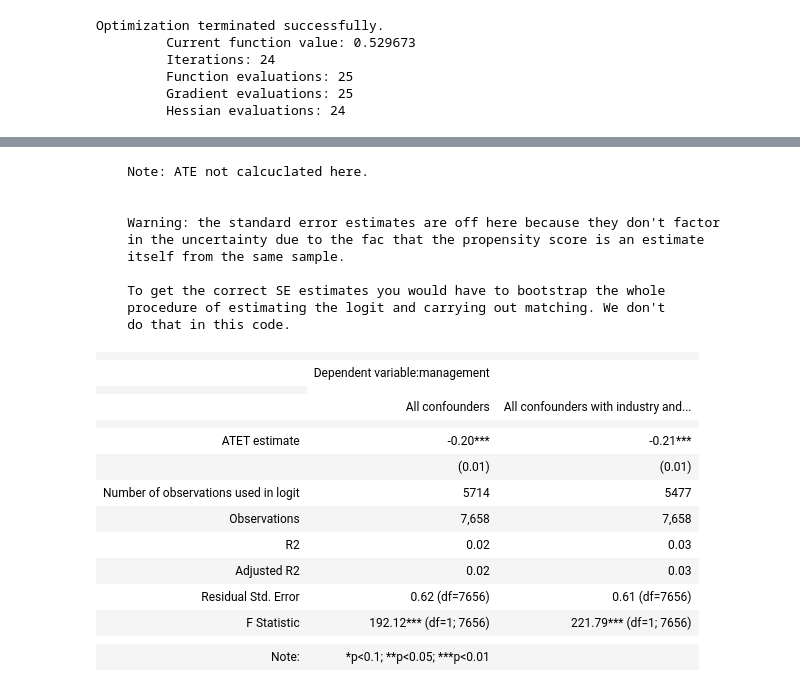
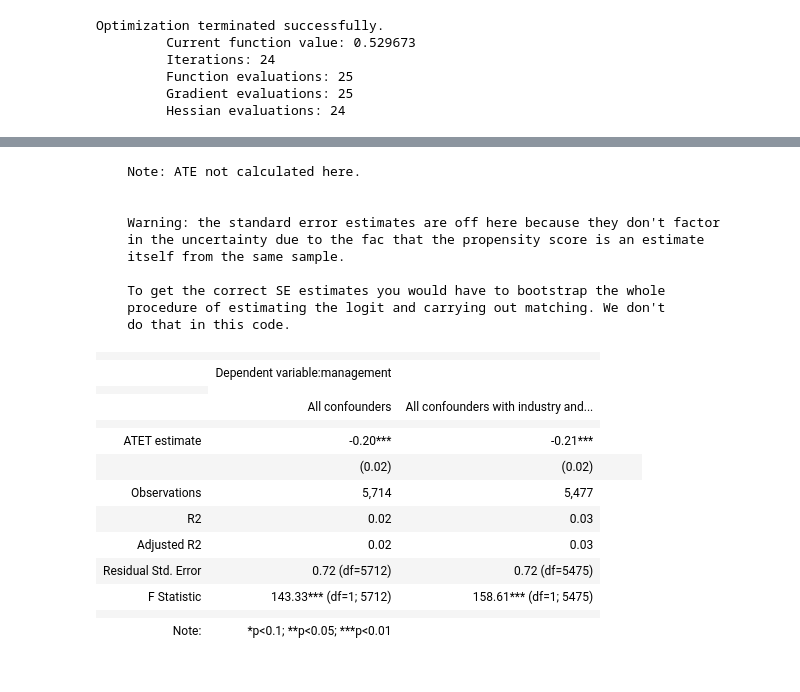
Before and after one commit to gabors-data-analysis/da_case_studies, a Jupyter notebook: ch21-ownership-management-quality/ch21-wms-02-analysis.ipynb, the cells around one changed output, grey strips where cells are left out. Saved outputs shown, nothing was run; the diff lists cells and outputs as text; code cells hidden in the pictures.

Commit message:
add note on weighting

```diff
--- a/ch21-ownership-management-quality/ch21-wms-02-analysis.ipynb
+++ b/ch21-ownership-management-quality/ch21-wms-02-analysis.ipynb
@@ -298,26 +298,38 @@ def get_pscore_matched(data, variable="foundfam_owned"):
 
     # find nearest controls (x=0) to the treated group (x=1)
     indices = knn.kneighbors(x_1_pscore.reshape(-1, 1), return_distance=False)
+    index, counts = np.unique(indices, return_counts=True)
+    weights = pd.concat([pd.Series(index), pd.Series(counts)], axis=1)
 
     x_1 = data[lambda x: x[variable] == 1]
 
     x_0_matched = (
-        pd.DataFrame(indices)
-        .merge(
+        weights.merge(
             data.loc[lambda x: x[variable] == 0].reset_index(drop=True).reset_index(),
             left_on=0,
             right_on="index",
             how="left",
         )
         .drop(columns=[0, "index"])
+        .rename({1: "weights"}, axis=1)
     )
 
     data_matched = pd.concat([x_1, x_0_matched], axis=0)
 
+    data_matched["weights"] = data_matched["weights"].fillna(1)
+
     return data_matched
 # %%
-data_matched = get_pscore_matched(data_pscore,"foundfam_owned")
+data_matched = get_pscore_matched(data_pscore, "foundfam_owned")
 
-reg_match = smf.ols(formula="management~foundfam_owned", data=data_matched).fit()
+# NOTE: We use weights here,to account for control observations that were matched
+#       to multiple treated osbervations.
+#       This is different from weights used to estimate ATE!
+
+reg_match = smf.wls(
+    formula="management~foundfam_owned",
+    data=data_matched,
+    weights=data_matched["weights"],
+).fit()
 reg_match.summary()
 # %% [output]
@@ -391,0 +380,12 @@ Notes:
+# %%
+# NOTE: We use weights here,to account for control observations that were matched
+#       to multiple treated osbervations.
+#       This is different from weights used to estimate ATE!
+
+model2 = smf.wls(
+    formula="management~foundfam_owned",
+    data=data_matched_2,
+    weights=data_matched_2["weights"],
+)
+reg_match_2 = model2.fit()
+reg_match_2.summary()
@@ -398,53 +418,45 @@ stargazer.covariate_order([x_var])
 stargazer.custom_columns(
     ["All confounders", "All confounders with industry and country"], [1, 1]
 )
-stargazer.add_line(
-    "Number of observations used in logit",
-    [
-        data_matched.drop("pscore", axis=1).drop_duplicates().shape[0],
-        data_matched_2.drop("pscore", axis=1).drop_duplicates().shape[0],
-    ],
-)
 stargazer.significant_digits(2)
 stargazer.show_model_numbers(False)
 print(
     """
-    Note: ATE not calcuclated here.
+    Note: ATE not calculated here.
 
 
     Warning: the standard error estimates are off here because they don't factor
     in the uncertainty due to the fac that the propensity score is an estimate
     itself from the same sample.
 
     To get the correct SE estimates you would have to bootstrap the whole
     procedure of estimating the logit and carrying out matching. We don't
     do that in this code.
 """
 )
 stargazer
 # %% [output]
-    Note: ATE not calcuclated here.
+    Note: ATE not calculated here.
 
 
     Warning: the standard error estimates are off here because they don't factor
     in the uncertainty due to the fac that the propensity score is an estimate
     itself from the same sample.
 
     To get the correct SE estimates you would have to bootstrap the whole
     procedure of estimating the logit and carrying out matching. We don't
     do that in this code.
 |  |  |  |
 |  | Dependent variable:management |  |
 |  |
 |  | All confounders | All confounders with industry and... |
 |  |  |  |
 | ATET estimate | -0.20*** | -0.21*** |
-|  | (0.01) | (0.01) |
-| Number of observations used in logit | 5714 | 5477 |  |  |  |
-| Observations | 7,658 | 7,658 |
+|  | (0.02) | (0.02) |  |  |  |
+| Observations | 5,714 | 5,477 |
 | R2 | 0.02 | 0.03 |
 | Adjusted R2 | 0.02 | 0.03 |
-| Residual Std. Error | 0.62 (df=7656) | 0.61 (df=7656) |
-| F Statistic | 192.12*** (df=1; 7656) | 221.79*** (df=1; 7656) |
+| Residual Std. Error | 0.72 (df=5712) | 0.72 (df=5475) |
+| F Statistic | 143.33*** (df=1; 5712) | 158.61*** (df=1; 5475) |
 |  |  |  |
 | Note: | *p<0.1; **p<0.05; ***p<0.01 |  |
```
Also changed, not shown: parts of 4 cells of this notebook, 1 other file.
